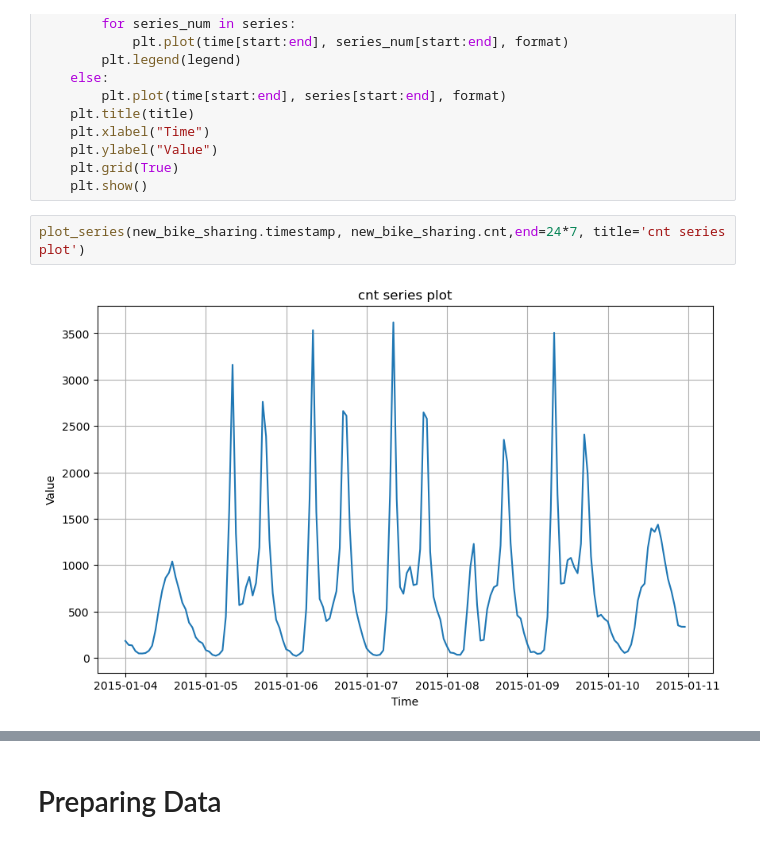
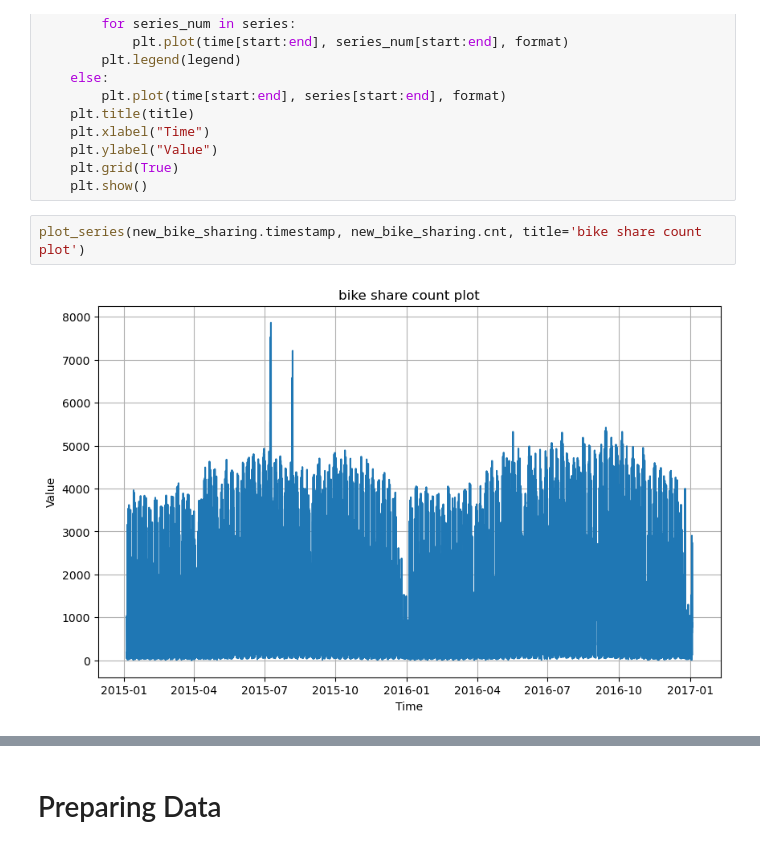
Before and after one commit to yunama47/london-bike-sharing, a Jupyter notebook: london-bike-sharing.ipynb, the cells around one changed output, grey strips where cells are left out. Saved outputs shown, nothing was run; the diff lists cells and outputs as text.

Commit message:
Kaggle Notebook | London Bike Sharing | Version 3

```diff
--- a/london-bike-sharing.ipynb
+++ b/london-bike-sharing.ipynb
@@ -180,6 +191,6 @@ def plot_series(time, series, format="-", start=0, end=None, title='',legend=Non
     plt.grid(True)
     plt.show()
 # %%
-plot_series(new_bike_sharing.timestamp, new_bike_sharing.cnt,end=24*7, title='cnt series plot')
+plot_series(new_bike_sharing.timestamp, new_bike_sharing.cnt, title='bike share count plot')
 # %% [output]
-[figure, old version]
+[figure, new version]
```
Also changed, not shown: parts of 24 cells of this notebook.
